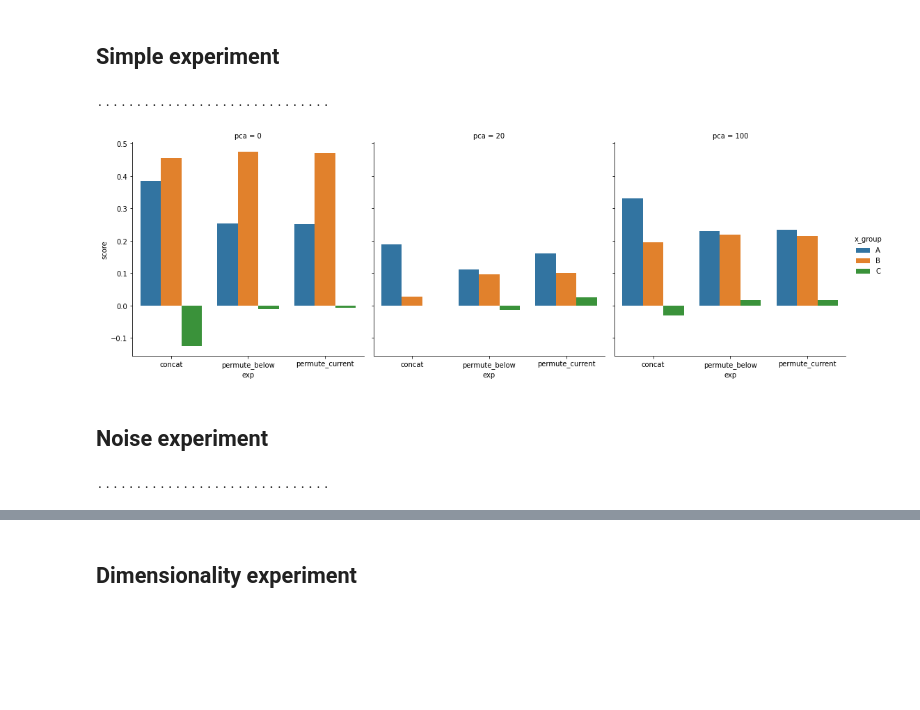
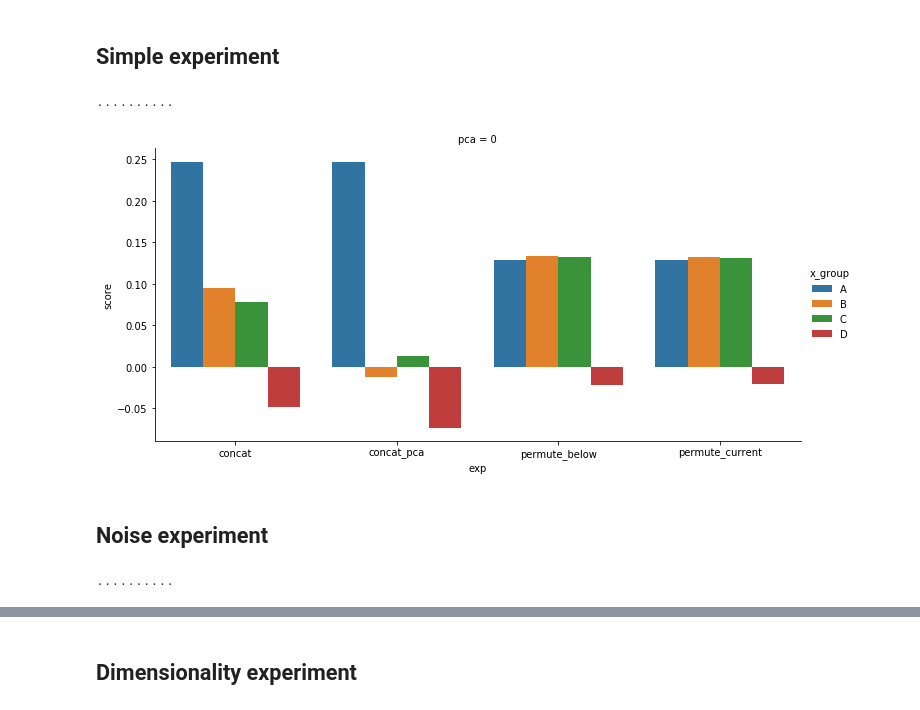
Before and after one commit to charlottecaucheteux/feature-specific-contribution, a Jupyter notebook: experiments.ipynb, the cells around one changed output, grey strips where cells are left out. Saved outputs shown, nothing was run; the diff lists cells and outputs as text; code cells hidden in the pictures; blank space fills up the shorter version.

Commit message:
add concat_pca and modify experiments

```diff
--- a/experiments.ipynb
+++ b/experiments.ipynb
@@ -143,27 +143,28 @@ def build_summary_df(score, experiments, pca_vals, groups, dims, dim_label='y_di
 # %% [markdown]
 ## Simple experiment
 # %%
-n = 1000
+n = 5000
 
 # Generate X
-counts = [200, 800, 400]
+counts = [50, 100, 50, 200]
 hierarchy = np.repeat(np.arange(len(counts)), counts)
 n_levels = len(np.unique(hierarchy))
 rng = np.random.RandomState(42)
 A = rng.rand(n, counts[0])
 B = rng.rand(n, counts[1])
 C = rng.rand(n, counts[2])
+D = rng.rand(n, counts[3])
 noise = rng.normal(0, 1, n)
-X = np.concatenate([A, B, C], axis=1)
+X = np.concatenate([A, B, C, D], axis=1)
 
 # Generate Y
-Y = [3*A.sum(axis=1) + B.sum(axis=1) + noise, (B**2).sum(axis=1)]
+Y = [A[:, 0] + B[:, 1] + C[:, 0] + noise,]
 Y = np.stack(Y, axis=1)
 
 # Set params
-experiments = ["permute_current", "permute_below", "concat"]
-pca_vals = [0, 100, 20]
-groups = ['A', 'B', 'C']
+experiments = ["permute_current", "permute_below", "concat", "concat_pca"]
+pca_vals = [0]
+groups = ['A', 'B', 'C', 'D']
 dims = np.arange(Y.shape[-1])
 
 # Run exp
@@ -175,27 +176,28 @@ for i, exp in enumerate(experiments):
         score[i, j] = run_experiment(exp, X, Y, hierarchy, n_repeats=50, scale=True, pca=pca)
         timer[i, j] = time.time() - start
 # %% [output]
-..............................
+..........
 # %%
 # Build df
 df = build_summary_df(score, experiments, pca_vals, groups, dims, timer=timer)
 
 # Plot
 df_plot = df.groupby(['exp', 'pca', 'x_group'])['score'].agg('mean').reset_index()
-sns.catplot('exp', 'score', hue='x_group', data=df_plot, col='pca', kind='bar')
+sns.catplot('exp', 'score', hue='x_group', data=df_plot, col='pca', kind='bar', aspect=2)
 plt.show()
 # %% [output]
-[figure, old version]
+[figure, new version]
 # %% [markdown]
 
 ## Noise experiment
 # %%
 # Generate Y
-Y = [A.sum(axis=1) + B.sum(axis=1) + np.random.normal(0, k, n) for k in range(50)]
+K = 10
+Y = [A[:, 0] + B[:, 1] + C[:, 0] + np.random.normal(0, k/2, n) for k in range(K)]
 Y = np.stack(Y, axis=1)
 
 # Compute scores
-score = np.zeros((len(experiments), len(pca_vals), n_levels, 50))
+score = np.zeros((len(experiments), len(pca_vals), n_levels, K))
 timer = np.zeros((len(experiments), len(pca_vals)))
 for i, exp in enumerate(experiments):
     for j, pca in enumerate(pca_vals):
@@ -203,7 +205,7 @@ for i, exp in enumerate(experiments):
         score[i, j] = run_experiment(exp, X, Y, hierarchy, n_repeats=50, scale=True, pca=pca)
         timer[i, j] = time.time() - start
 # %% [output]
-..............................
+..........
 # %%
 # Build df
 df = build_summary_df(score, experiments, pca_vals, groups, range(Y.shape[1]), dim_label="noise", timer=timer)
```
Also changed, not shown: parts of 26 cells of this notebook, 2 other files.
